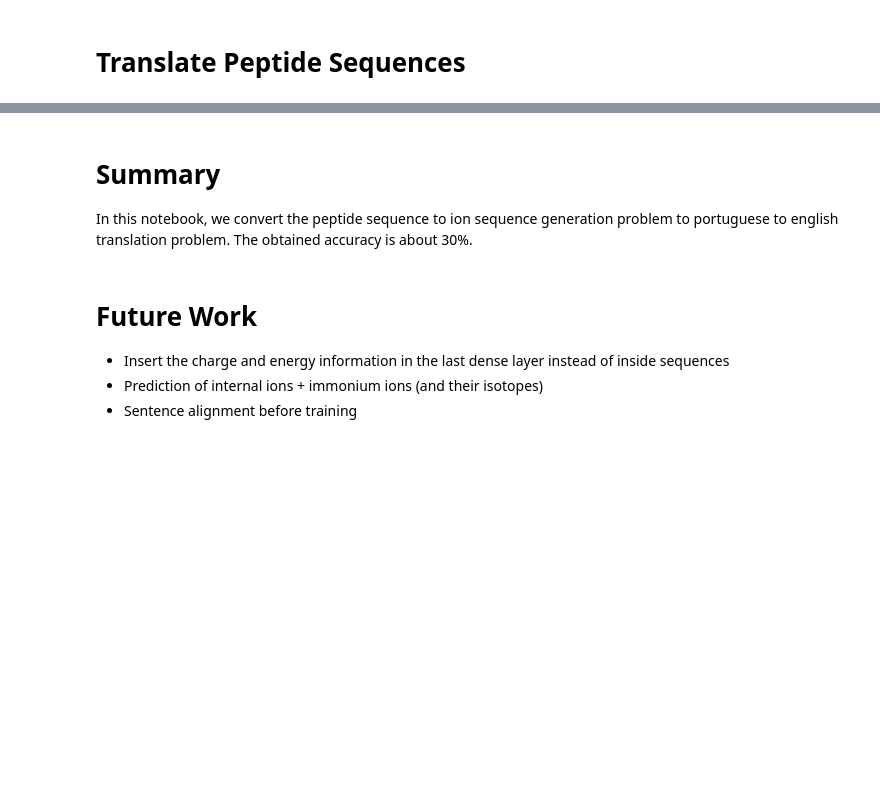
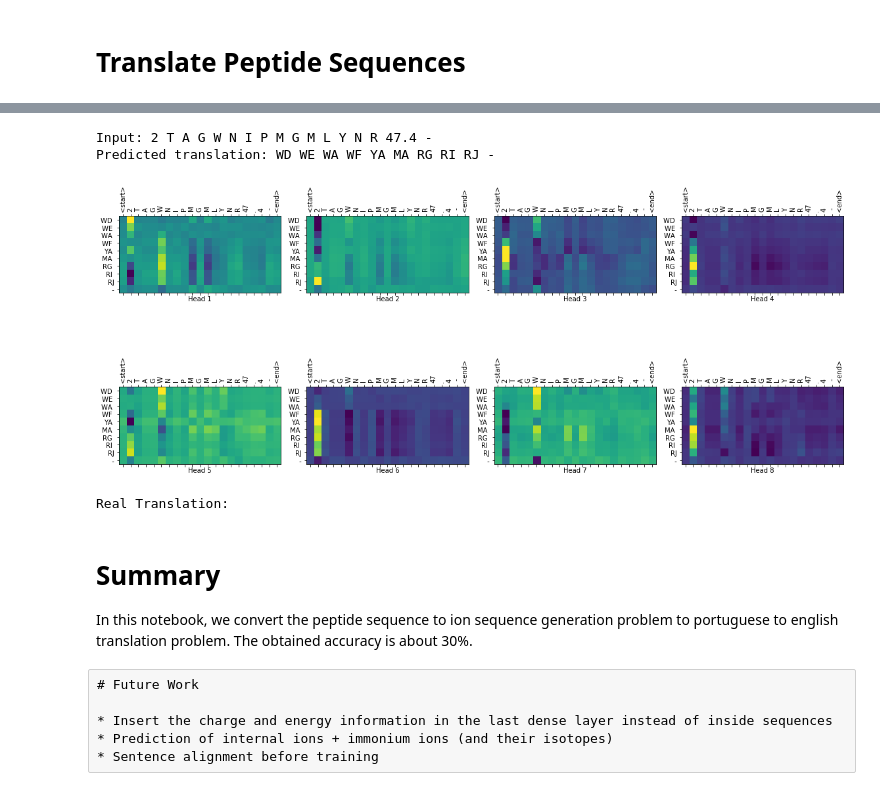
Before and after one commit to mhaseeb123/DeepMSim, a Jupyter notebook: deepMSim.ipynb, the cells around one changed output, grey strips where cells are left out. Saved outputs shown, nothing was run; the diff lists cells and outputs as text; code cells hidden in the pictures; blank space fills up the shorter version.

```diff
--- a/deepMSim.ipynb
+++ b/deepMSim.ipynb
@@ -1143,6 +1171,11 @@ print('Real Translation: EA KD KF -')
 # %%
-translate('2 T A G W N I P M G M L Y N R 47.4 -', plot='')
+translate('2 T A G W N I P M G M L Y N R 47.4 -', plot='decoder_layer6_block2')
 print ('Real Translation: ')
+# %% [output]
+Input: 2 T A G W N I P M G M L Y N R 47.4 -
+Predicted translation: WD WE WA WF YA MA RG RI RJ -
+[figure, added]
+Real Translation:
 # %%
 translate('3 P E P T I D E K 52.8 -', plot='')
 print ('Real Translation: ')
@@ -1150,9 +1183,9 @@ print ('Real Translation: ')
 # Summary
 
 In this notebook, we convert the peptide sequence to ion sequence generation problem to portuguese to english translation problem. The obtained accuracy is about 30%.
-# %% [markdown]
-# Future Work
-
-* Insert the charge and energy information in the last dense layer instead of inside sequences
-* Prediction of internal ions + immonium ions (and their isotopes)
-* Sentence alignment before training
+# %% [raw]
+# Future Work
+
+* Insert the charge and energy information in the last dense layer instead of inside sequences
+* Prediction of internal ions + immonium ions (and their isotopes)
+* Sentence alignment before training
```
Also changed, not shown: parts of 14 cells of this notebook.
